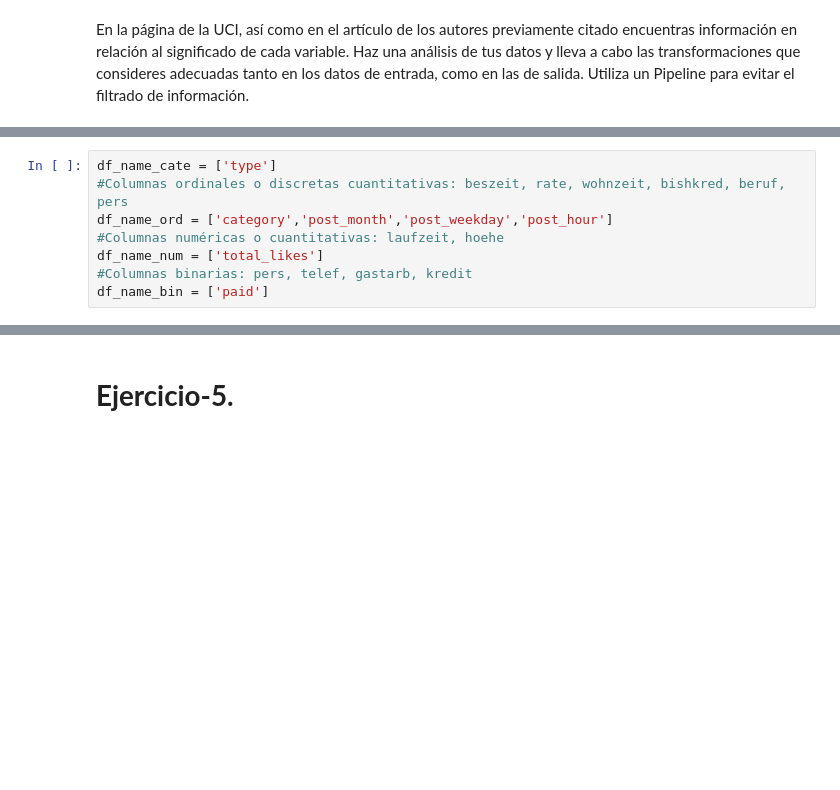
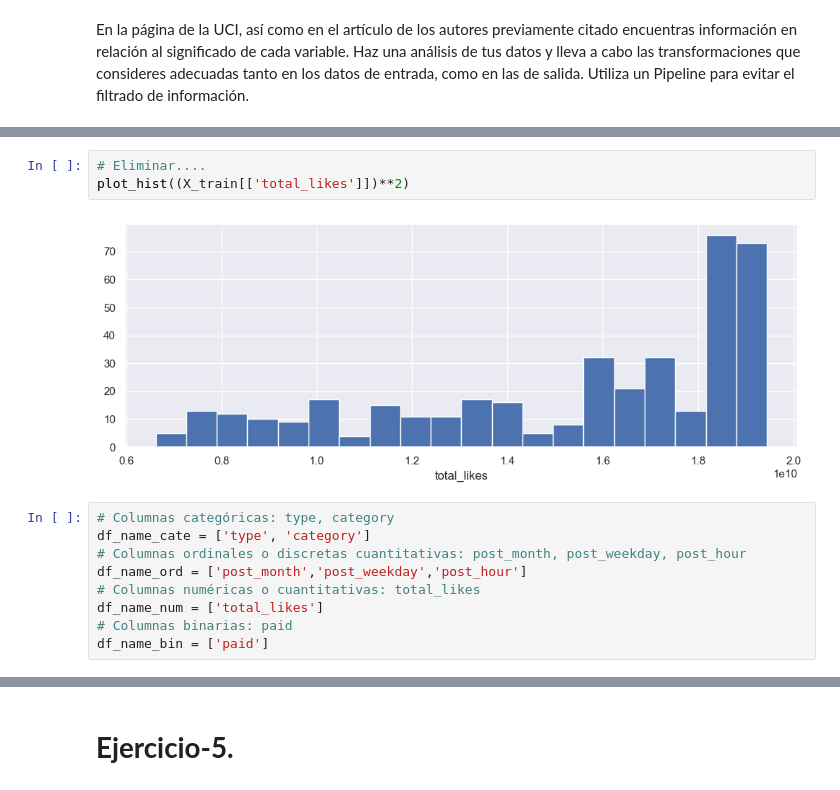
Before and after one commit to KarltonBotics/MNA-IA-Equipos51, a Jupyter notebook: MNA_IAyAA_semana_7_Actividad.ipynb, the cells around one changed output, grey strips where cells are left out. Drawn from its saved outputs; the diff is of its cells as text; blank space fills up the shorter version.

```diff
--- a/MNA_IAyAA_semana_7_Actividad.ipynb
+++ b/MNA_IAyAA_semana_7_Actividad.ipynb
@@ -249,12 +253,18 @@ plot_hist(X_train[['category', 'total_likes', 'type', 'paid']])
 plot_hist(X_train[['post_month', 'post_weekday', 'post_hour']])
 # %% [output]
 [figure]
+# %%
+# Eliminar....
+plot_hist((X_train[['total_likes']])**2)
+# %% [output]
+[figure, added]
 # %%
-df_name_cate = ['type']
-#Columnas ordinales o discretas cuantitativas: beszeit, rate, wohnzeit, bishkred, beruf, pers
-df_name_ord = ['category','post_month','post_weekday','post_hour']
-#Columnas numéricas o cuantitativas: laufzeit, hoehe
+# Columnas categóricas: type, category
+df_name_cate = ['type', 'category']
+# Columnas ordinales o discretas cuantitativas: post_month, post_weekday, post_hour
+df_name_ord = ['post_month','post_weekday','post_hour']
+# Columnas numéricas o cuantitativas: total_likes
 df_name_num = ['total_likes']
-#Columnas binarias: pers, telef, gastarb, kredit
+# Columnas binarias: paid
 df_name_bin = ['paid']
 # %%
```
Also changed, not shown: parts of 45 cells of this notebook.
